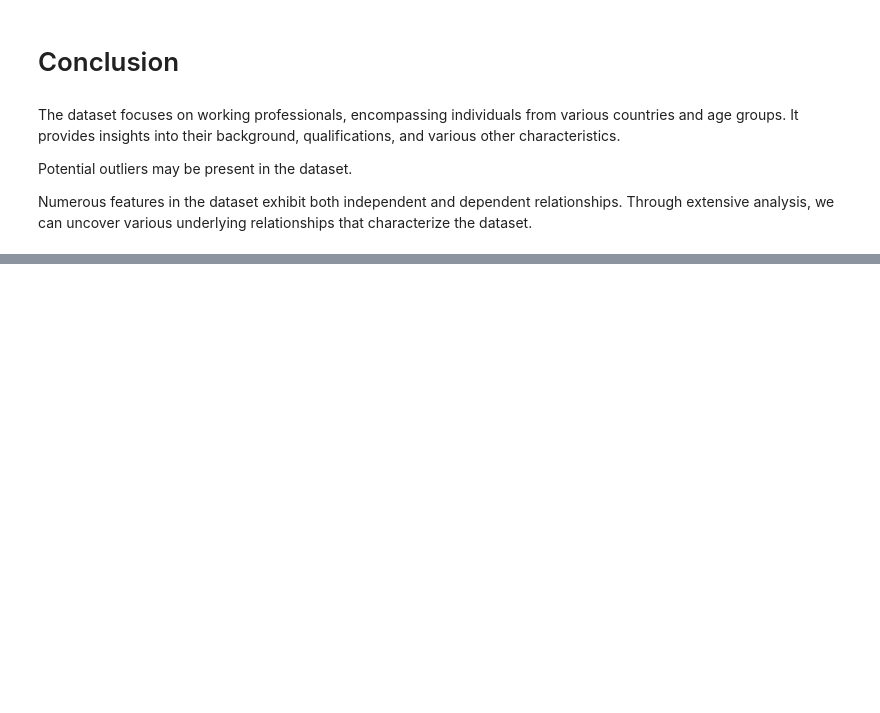
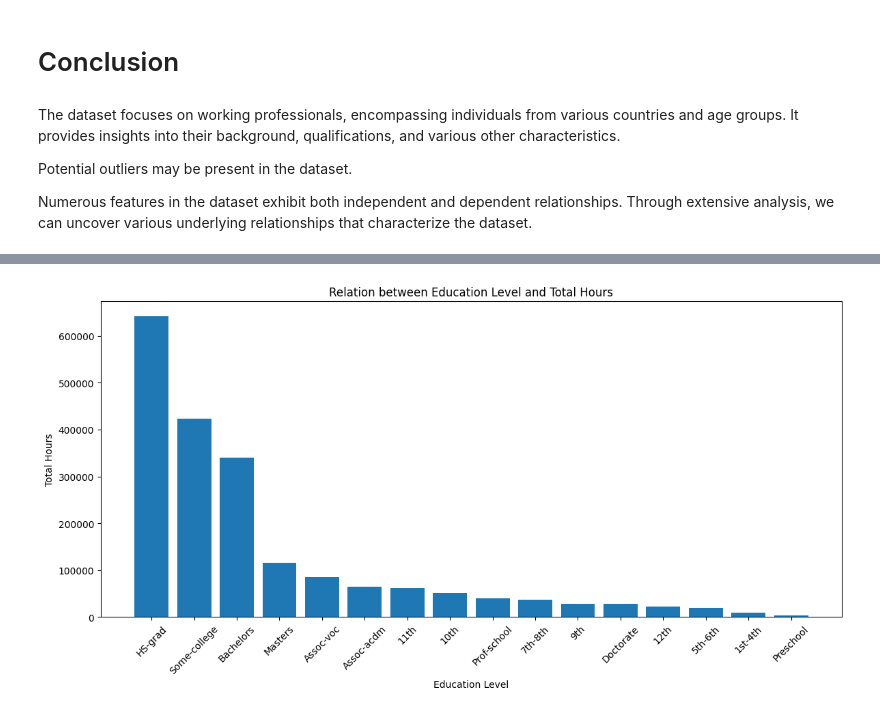
Before and after one commit to kaushalrmn/ml-lab6, a Jupyter notebook: Lab_Assignment_6.ipynb, the cells around one changed output, grey strips where cells are left out. Saved outputs shown, nothing was run; the diff lists cells and outputs as text; code cells hidden in the pictures; blank space fills up the shorter version.

```diff
--- a/Lab_Assignment_6.ipynb
+++ b/Lab_Assignment_6.ipynb
@@ -274,0 +283,4 @@ Numerous features in the dataset exhibit both independent and dependent relation
+# %%
+# Result  is 'True' if value greater than 0
+income_data['additional-income'] = income_data['capital-gain'].apply(lambda x: 'True' if x > 0 else 'False')
+income_data
@@ -274,0 +310,9 @@ Numerous features in the dataset exhibit both independent and dependent relation
+# %%
+# Grouping the data by education and calculating the total hours per week
+education_hours_relation = income_data.groupby('education')['hours-per-week'].sum().reset_index()
+
+# Sorting the data by the total hours per week in descending order
+education_hours_relation = education_hours_relation.sort_values(by='hours-per-week', ascending=False)
+
+# Displaying the resulting DataFrame
+education_hours_relation
@@ -274,0 +337,14 @@ Numerous features in the dataset exhibit both independent and dependent relation
+# %%
+# Plotting
+plt.figure(figsize=(14, 6))
+plt.bar(education_hours_relation['education'], education_hours_relation['hours-per-week'])
+
+# Setting the axis, title
+plt.xlabel('Education Level')
+plt.ylabel('Total Hours')
+plt.title('Relation between Education Level and Total Hours')
+plt.xticks(rotation=45)
+
+plt.show()
+# %% [output]
+[figure, added]
```
Also changed, not shown: parts of 8 cells of this notebook.
